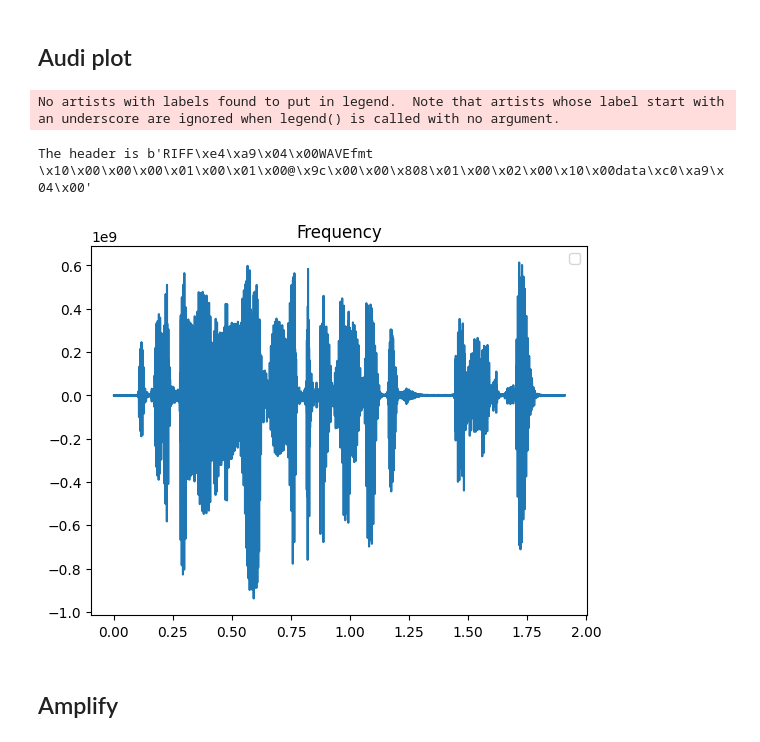
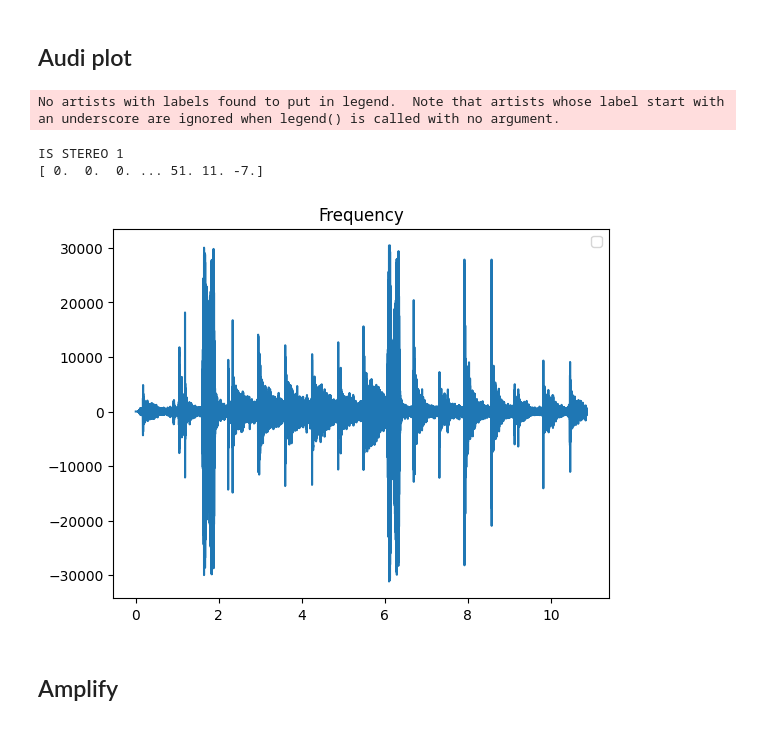
Before and after one commit to N1A1voIt/sound_editor, a Jupyter notebook: python_sound_editor/soud_notebook.ipynb, the cells around one changed output. Saved outputs shown, nothing was run; the diff lists cells and outputs as text; code cells hidden in the pictures.

```diff
--- a/python_sound_editor/soud_notebook.ipynb
+++ b/python_sound_editor/soud_notebook.ipynb
@@ -7,6 +7,7 @@ import matplotlib.pyplot as plt
 
 def load_audio(file_path):
     sample_rate = 0
+    sample_width = 0
     with open(file_path,'rb') as audio_file:
         header = audio_file.read(44)
         print(f"The header is {header}")
@@ -23,10 +24,13 @@ def load_audio(file_path):
         byte_rate = struct.unpack('<I', header[28:32])[0]
         block_align = struct.unpack('<H', header[32:34])[0]
         sample_width = struct.unpack('<H', header[34:36])[0]
+        print(sample_width)
         data_chunk_id = struct.unpack('4s', header[36:40])[0]
         data_chunk_size = struct.unpack('<I', header[40:44])[0]
         audio_file.seek(44)
         data = audio_file.read(data_chunk_size)
+    data_array = np.frombuffer(data, dtype=np.int16)
+
     data_array = np.frombuffer(data, dtype=np.int32)
     data_array = data_array.astype(np.float32)
     return sample_rate,data_array
@@ -35,14 +126,25 @@ def load_audio(file_path):
 # %%
 def plot_audio(file_path):
     sample_rate,data_array = load_audio(file_path)
+    print(data_array)
     x_axis = np.arange(0,len(data_array)) / sample_rate
     plt.plot(x_axis,data_array)
     plt.title("Frequency")
     plt.legend()
-plot_audio("output-1.wav")
+def plot_audio_2(file_path):
+    wav = read_wav(file_path)
+    print(wav['samples'])
+    data_array = wav['samples']
+    sample_rate = wav['sample_rate']
+    x_axis = np.arange(0,len(data_array)) / sample_rate
+    plt.plot(x_axis,data_array)
+    plt.title("Frequency")
+    plt.legend()
+plot_audio_2("whistle/whistling-staircase.wav")
 # %% [output]
 No artists with labels found to put in legend.  Note that artists whose label start with an underscore are ignored when legend() is called with no argument.
-The header is b'RIFF\xe4\xa9\x04\x00WAVEfmt \x10\x00\x00\x00\x01\x00\x01\x00@\x9c\x00\x00\x808\x01\x00\x02\x00\x10\x00data\xc0\xa9\x04\x00'
+IS STEREO 1
+[ 0.  0.  0. ... 51. 11. -7.]
-[figure, old version]
+[figure, new version]
 # %% [markdown]
 ## Amplify
```
Also changed, not shown: parts of 8 cells of this notebook, 21 other files.
